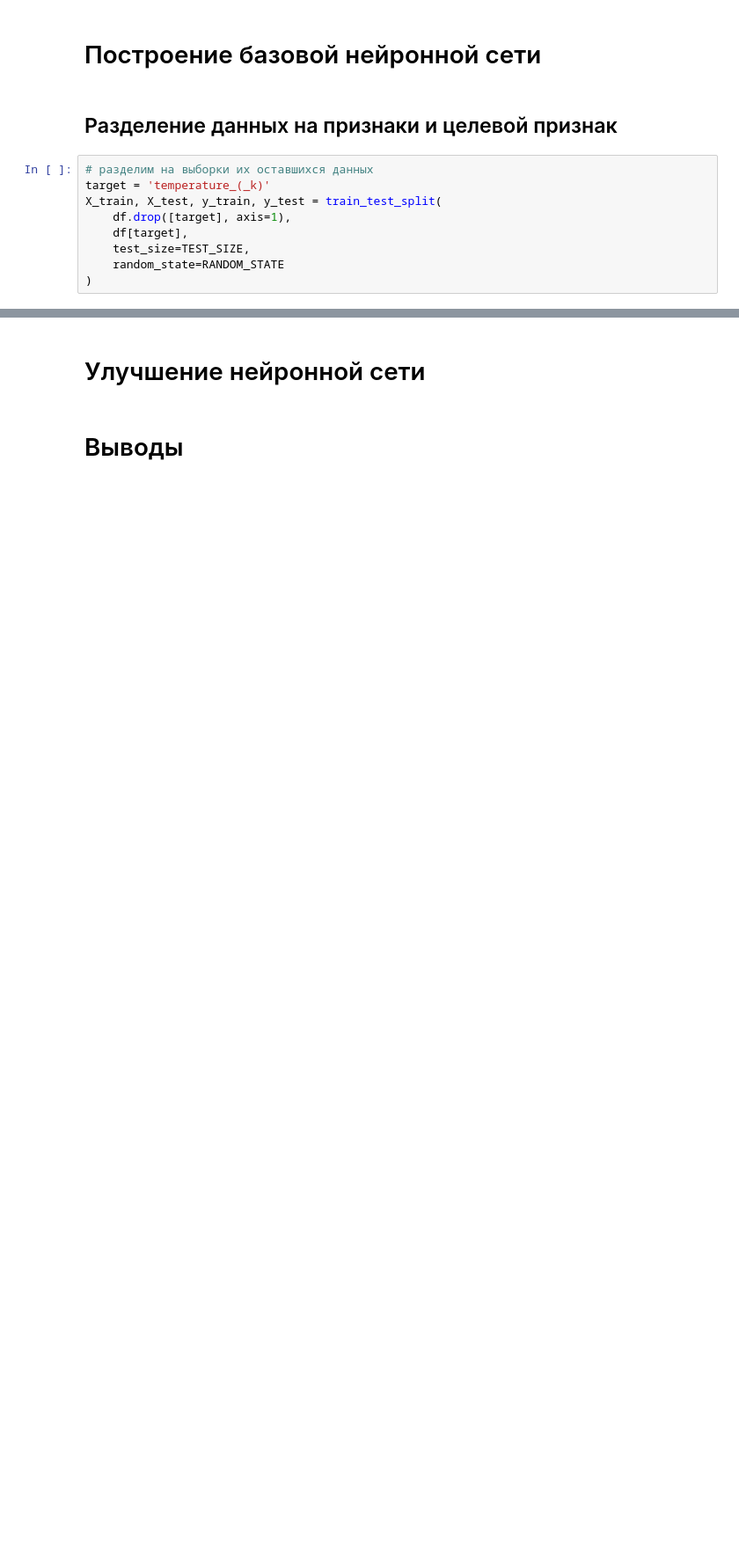
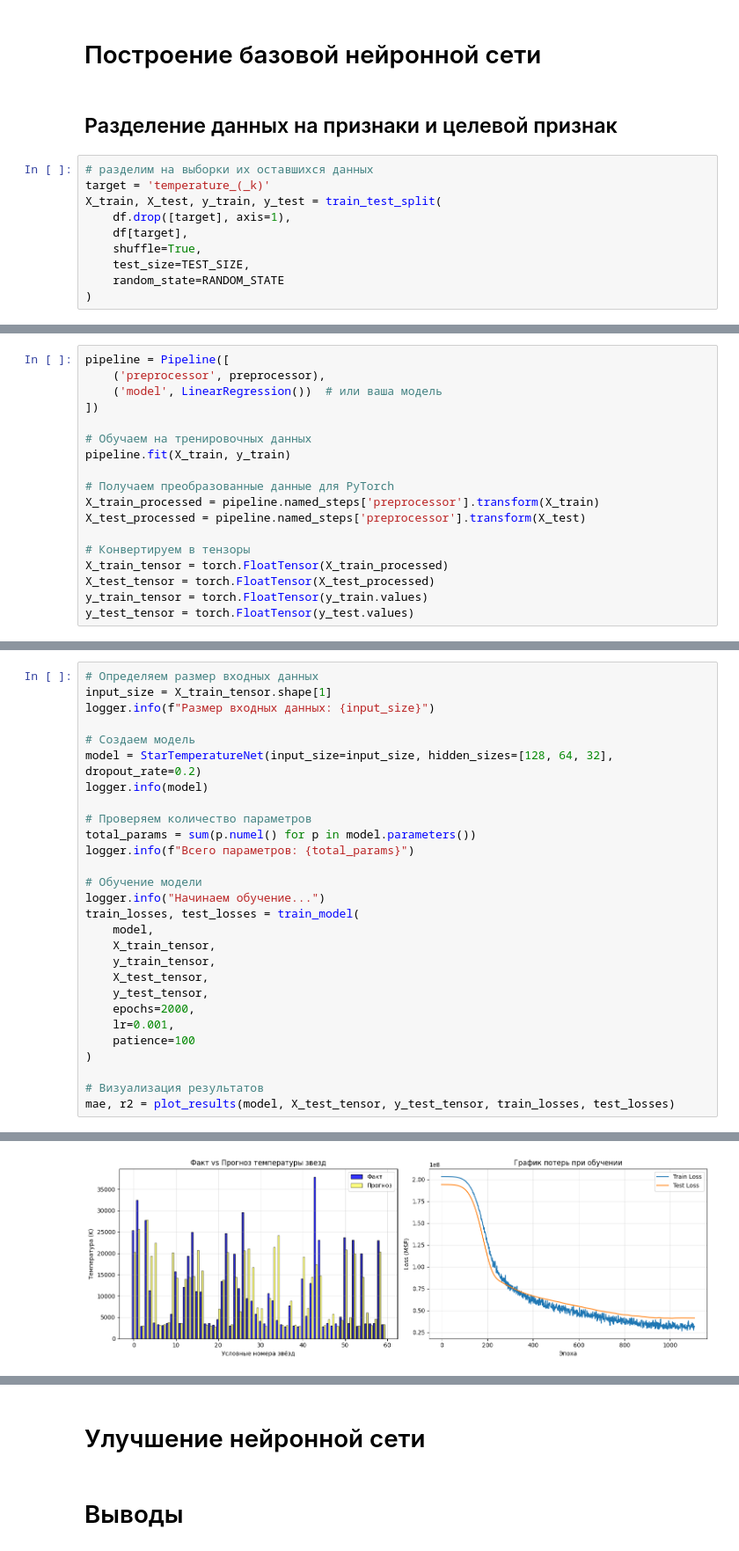
Before and after one commit to Ankudar/yandex_practicum_ds, a Jupyter notebook: 12) Neyrosety/notebook/project.ipynb, the cells around one changed output, grey strips where cells are left out. Shown at 88% size. Drawn from its saved outputs; the diff is of its cells as text; blank space fills up the shorter version.

```diff
--- a/12) Neyrosety/notebook/project.ipynb
+++ b/12) Neyrosety/notebook/project.ipynb
@@ -375,6 +391,7 @@ target = 'temperature_(_k)'
 X_train, X_test, y_train, y_test = train_test_split(
     df.drop([target], axis=1),
     df[target],
+    shuffle=True,
     test_size=TEST_SIZE,
     random_state=RANDOM_STATE
 )
@@ -380,0 +443,18 @@ X_train, X_test, y_train, y_test = train_test_split(
+# %%
+pipeline = Pipeline([
+    ('preprocessor', preprocessor),
+    ('model', LinearRegression())  # или ваша модель
+])
+
+# Обучаем на тренировочных данных
+pipeline.fit(X_train, y_train)
+
+# Получаем преобразованные данные для PyTorch
+X_train_processed = pipeline.named_steps['preprocessor'].transform(X_train)
+X_test_processed = pipeline.named_steps['preprocessor'].transform(X_test)
+
+# Конвертируем в тензоры
+X_train_tensor = torch.FloatTensor(X_train_processed)
+X_test_tensor = torch.FloatTensor(X_test_processed)
+y_train_tensor = torch.FloatTensor(y_train.values)
+y_test_tensor = torch.FloatTensor(y_test.values)
@@ -380,0 +597,29 @@ X_train, X_test, y_train, y_test = train_test_split(
+# %%
+# Определяем размер входных данных
+input_size = X_train_tensor.shape[1]
+logger.info(f"Размер входных данных: {input_size}")
+
+# Создаем модель
+model = StarTemperatureNet(input_size=input_size, hidden_sizes=[128, 64, 32], dropout_rate=0.2)
+logger.info(model)
+
+# Проверяем количество параметров
+total_params = sum(p.numel() for p in model.parameters())
+logger.info(f"Всего параметров: {total_params}")
+
+# Обучение модели
+logger.info("Начинаем обучение...")
+train_losses, test_losses = train_model(
+    model,
+    X_train_tensor,
+    y_train_tensor,
+    X_test_tensor,
+    y_test_tensor,
+    epochs=2000,
+    lr=0.001,
+    patience=100
+)
+
+# Визуализация результатов
+mae, r2 = plot_results(model, X_test_tensor, y_test_tensor, train_losses, test_losses)
+# %% [output]
@@ -380,0 +643 @@ X_train, X_test, y_train, y_test = train_test_split(
+[figure, added]
```
Also changed, not shown: parts of 12 cells of this notebook, 1 other file.
